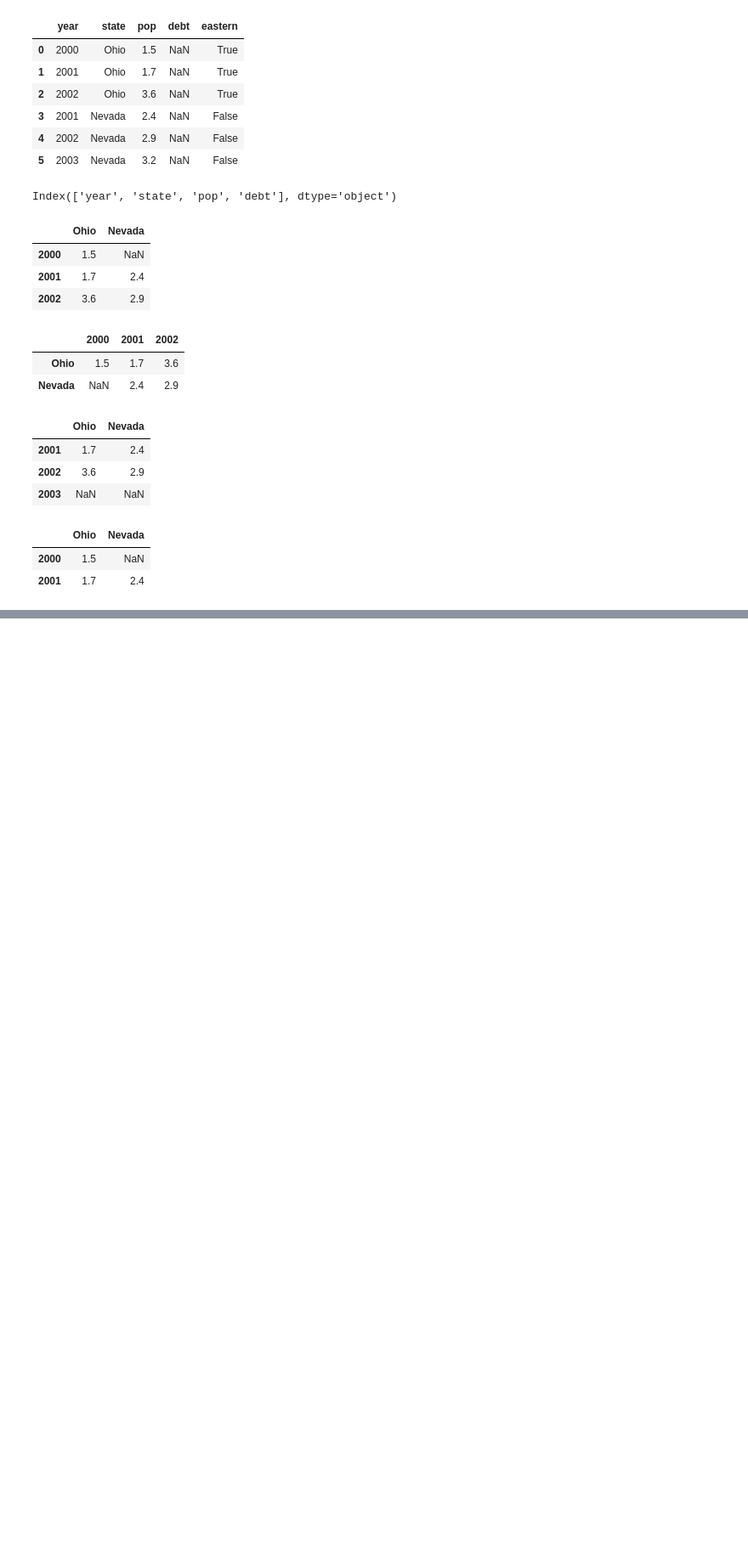
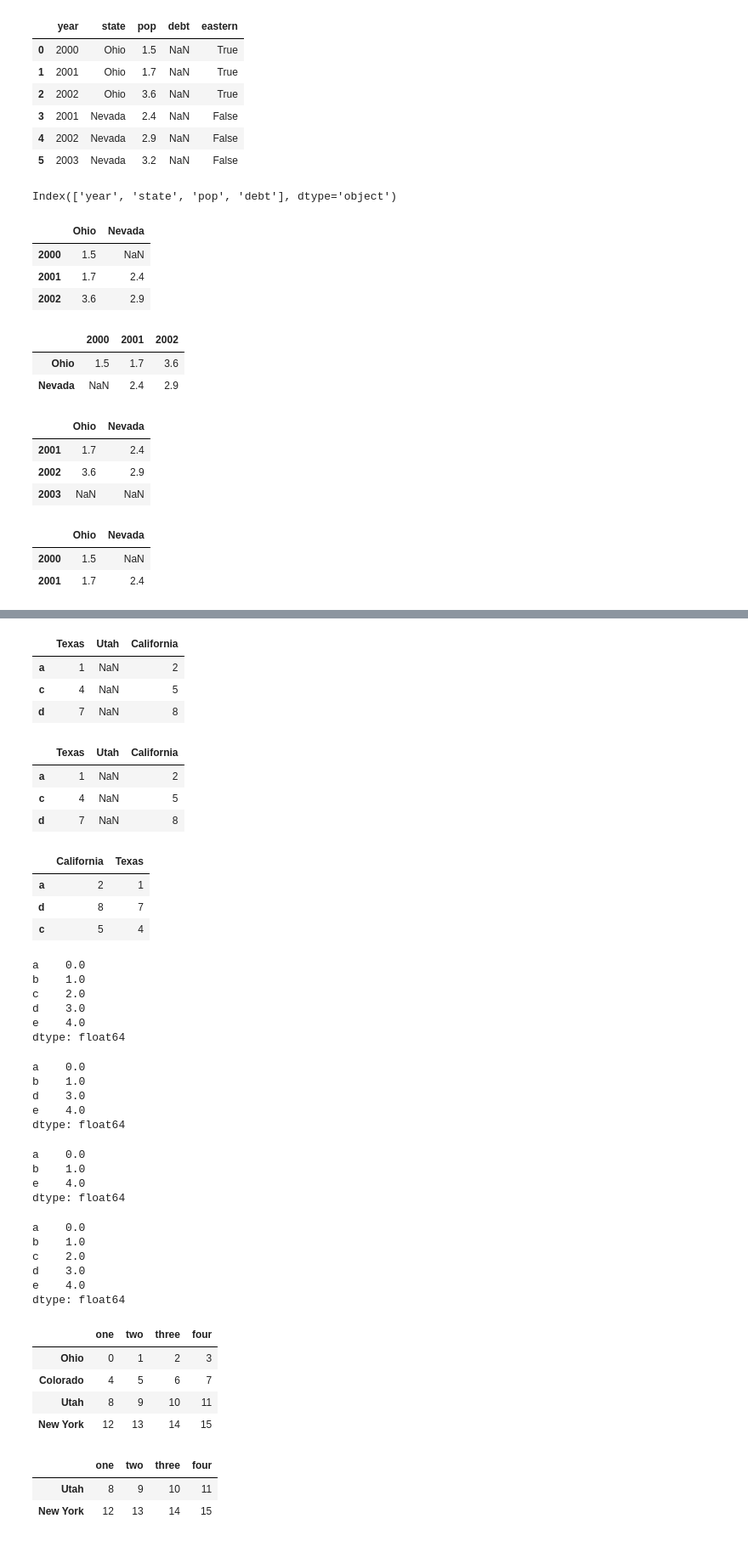
Before and after one commit to krishnassecla/300days_of_machine_learning, a Jupyter notebook: Code/Learning on the go/chap_5_pandas/pandas1.ipynb, the cells around one changed output, grey strips where cells are left out. Shown: that part at 85% size. Drawn from its saved outputs; the diff is of its cells as text; code cells hidden in the pictures; blank space fills up the shorter version.

```diff
--- a/Code/Learning on the go/chap_5_pandas/pandas1.ipynb
+++ b/Code/Learning on the go/chap_5_pandas/pandas1.ipynb
@@ -365,0 +516,22 @@ pd.DataFrame(pdata)
+# %%
+states = ["Texas", "Utah", "California"]
+frame.reindex(columns=states)
+# %% [output]
+|  | Texas | Utah | California |
+| a | 1 | NaN | 2 |
+| c | 4 | NaN | 5 |
+| d | 7 | NaN | 8 |
+# %%
+frame.reindex(states, axis="columns")
+# %% [output]
+|  | Texas | Utah | California |
+| a | 1 | NaN | 2 |
+| c | 4 | NaN | 5 |
+| d | 7 | NaN | 8 |
+# %%
+frame.loc[['a', 'd', 'c'], ["California", "Texas"]]
+# %% [output]
+|  | California | Texas |
+| a | 2 | 1 |
+| d | 8 | 7 |
+| c | 5 | 4 |
@@ -365,0 +540,9 @@ pd.DataFrame(pdata)
+# %%
+obj
+# %% [output]
+a    0.0
+b    1.0
+c    2.0
+d    3.0
+e    4.0
+dtype: float64
@@ -365,0 +551,42 @@ pd.DataFrame(pdata)
+# %%
+new_obj
+# %% [output]
+a    0.0
+b    1.0
+d    3.0
+e    4.0
+dtype: float64
+# %%
+obj.drop(["d", "c"])
+# %% [output]
+a    0.0
+b    1.0
+e    4.0
+dtype: float64
+# %%
+obj
+# %% [output]
+a    0.0
+b    1.0
+c    2.0
+d    3.0
+e    4.0
+dtype: float64
+# %%
+data = pd.DataFrame(np.arange(16).reshape((4, 4)),
+ index=["Ohio", "Colorado", "Utah", "New York"],
+ columns=["one", "two", "three", "four"])
+# %%
+data
+# %% [output]
+|  | one | two | three | four |
+| Ohio | 0 | 1 | 2 | 3 |
+| Colorado | 4 | 5 | 6 | 7 |
+| Utah | 8 | 9 | 10 | 11 |
+| New York | 12 | 13 | 14 | 15 |
+# %%
+data.drop(index=["Colorado", "Ohio"])
+# %% [output]
+|  | one | two | three | four |
+| Utah | 8 | 9 | 10 | 11 |
+| New York | 12 | 13 | 14 | 15 |
```
Also changed, not shown: parts of 45 cells of this notebook, 2 other files.
